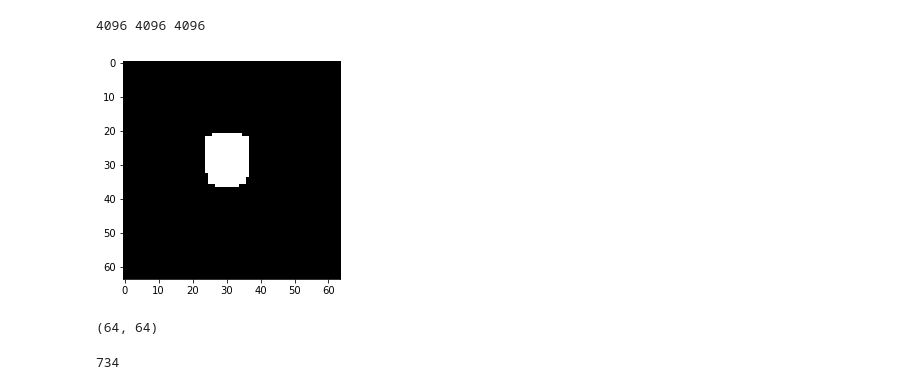
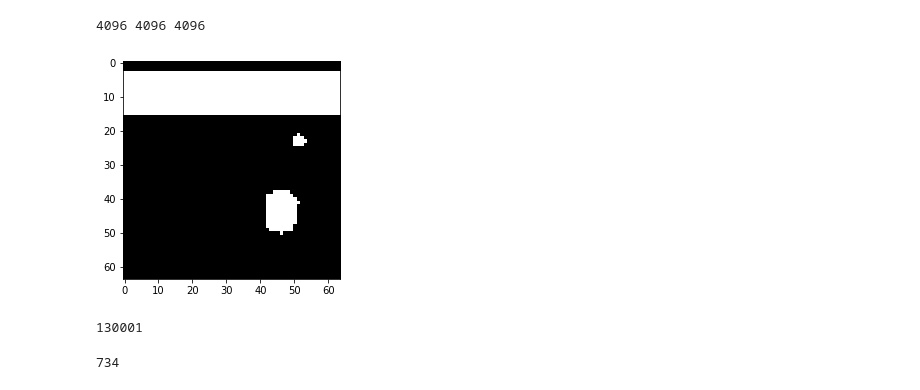
Before and after one commit to dsvilarkovic/objectroom, a Jupyter notebook: Unity_recorder_preprocessing.ipynb, the cells around one changed output. Drawn from its saved outputs; the diff is of its cells as text; code cells hidden in the pictures.

```diff
--- a/Unity_recorder_preprocessing.ipynb
+++ b/Unity_recorder_preprocessing.ipynb
@@ -194,13 +139,13 @@ print(summed_for_comparison_inverse, summed_for_comparison, 64 * 64)
 4096 4096 4096
 # %%
 # Thresholding for masks segmentation and collecting
-instance_image = imageio.imread(f'images/instances/Instance_{instance_num}.png')
+instance_image = imageio.imread(f'full_12k_samples_dataset_3_objects/instances/Instance_{instance_num -1}.png')
 
-res_instance_image = (image[:,:,0] > 0) * 255
-plt.imshow(res_instance_image, cmap = 'gray', vmin=0, vmax=255)
+res_instance_image = (instance_image[:,:,0] > 0).astype('bool')
+plt.imshow(res_instance_image, cmap = 'gray', vmin=0, vmax=1)
 plt.show()
 # %% [output]
-[figure, old version]
+[figure, new version]
 # %%
 # Thresholding for masks segmentation and collecting
 
@@ -220,9 +165,9 @@ def get_instance_masks():
 
 res_instance_masks = get_instance_masks()
 # %%
-res_instance_masks[0].shape
+len(res_instance_masks)
 # %% [output]
-(64, 64)
+130001
 # %%
 len(res_instance_masks)
 # %% [output]
```
Also changed, not shown: parts of 13 cells of this notebook, 1 other file.
